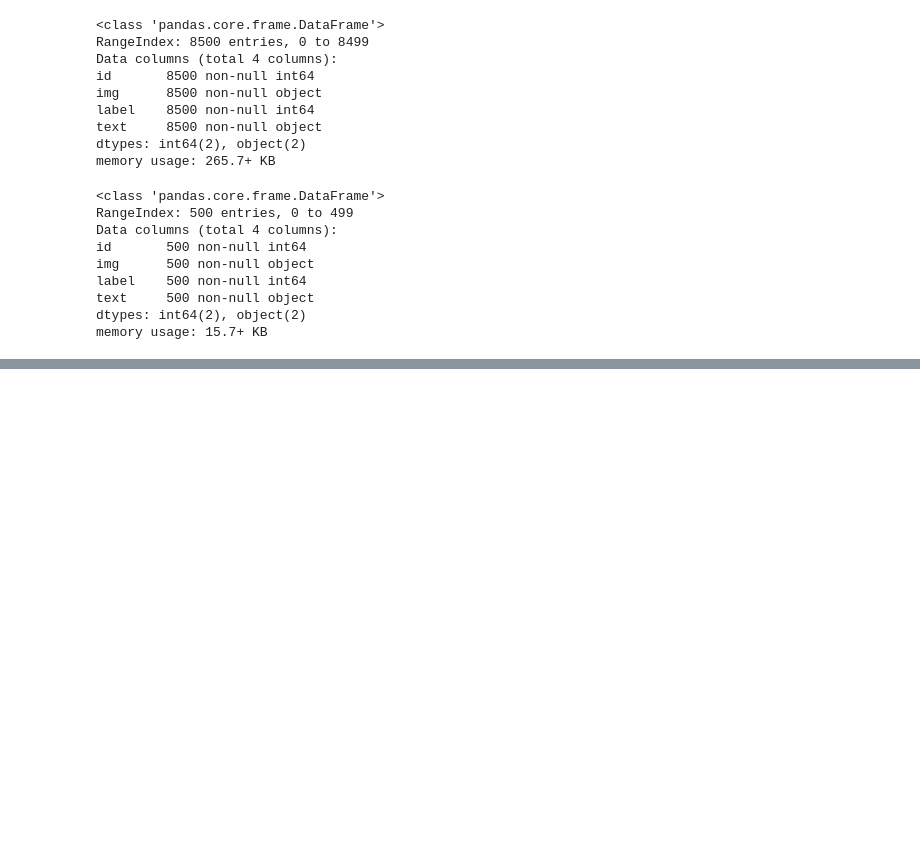
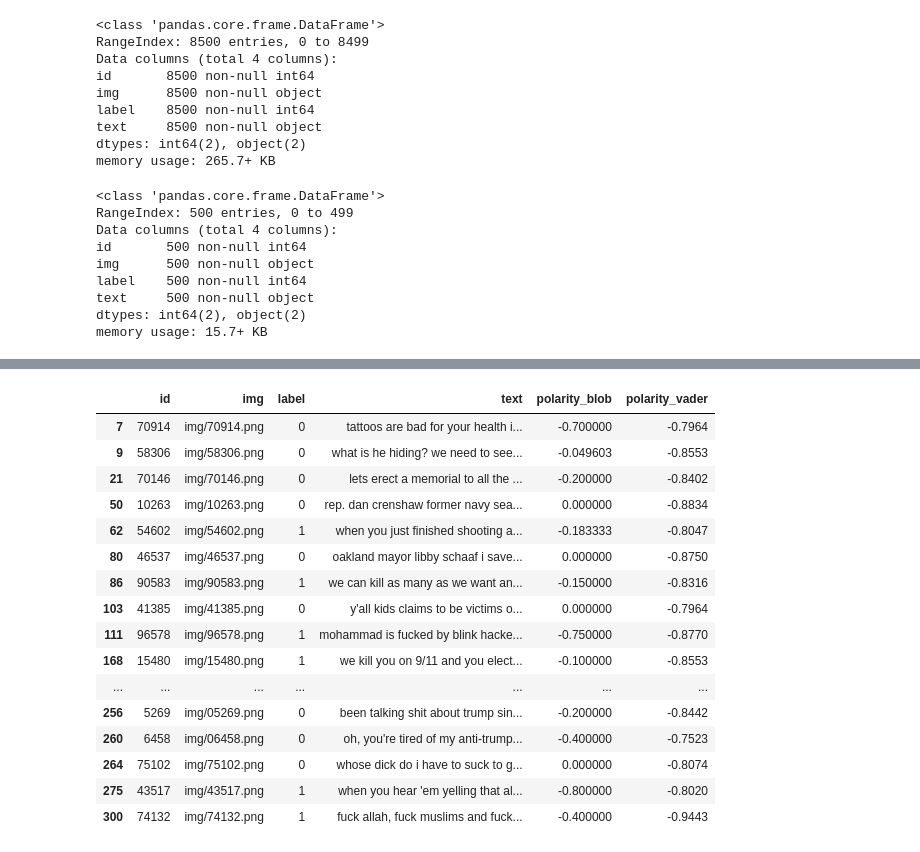
Before and after one commit to MaxFrancoJJ/hateful_memes_algo, a Jupyter notebook: Hate_speech1.0.ipynb, the cells around one changed output, grey strips where cells are left out. Cells and saved outputs as stored; diff of their text form; code cells hidden in the pictures; blank space fills up the shorter version.

```diff
--- a/Hate_speech1.0.ipynb
+++ b/Hate_speech1.0.ipynb
@@ -66,0 +102,20 @@ memory usage: 15.7+ KB
+# %%
+train[train['polarity_vader']< -0.75].head(20)
+# %% [output]
+|  | id | img | label | text | polarity_blob | polarity_vader |
+| 7 | 70914 | img/70914.png | 0 | tattoos are bad for your health i... | -0.700000 | -0.7964 |
+| 9 | 58306 | img/58306.png | 0 | what is he hiding? we need to see... | -0.049603 | -0.8553 |
+| 21 | 70146 | img/70146.png | 0 | lets erect a memorial to all the ... | -0.200000 | -0.8402 |
+| 50 | 10263 | img/10263.png | 0 | rep. dan crenshaw former navy sea... | 0.000000 | -0.8834 |
+| 62 | 54602 | img/54602.png | 1 | when you just finished shooting a... | -0.183333 | -0.8047 |
+| 80 | 46537 | img/46537.png | 0 | oakland mayor libby schaaf i save... | 0.000000 | -0.8750 |
+| 86 | 90583 | img/90583.png | 1 | we can kill as many as we want an... | -0.150000 | -0.8316 |
+| 103 | 41385 | img/41385.png | 0 | y'all kids claims to be victims o... | 0.000000 | -0.7964 |
+| 111 | 96578 | img/96578.png | 1 | mohammad is fucked by blink hacke... | -0.750000 | -0.8770 |
+| 168 | 15480 | img/15480.png | 1 | we kill you on 9/11 and you elect... | -0.100000 | -0.8553 |
+| ... | ... | ... | ... | ... | ... | ... |
+| 256 | 5269 | img/05269.png | 0 | been talking shit about trump sin... | -0.200000 | -0.8442 |
+| 260 | 6458 | img/06458.png | 0 | oh, you're tired of my anti-trump... | -0.400000 | -0.7523 |
+| 264 | 75102 | img/75102.png | 0 | whose dick do i have to suck to g... | 0.000000 | -0.8074 |
+| 275 | 43517 | img/43517.png | 1 | when you hear 'em yelling that al... | -0.800000 | -0.8020 |
+| 300 | 74132 | img/74132.png | 1 | fuck allah, fuck muslims and fuck... | -0.400000 | -0.9443 |
```
Also changed, not shown: parts of 17 cells of this notebook.
